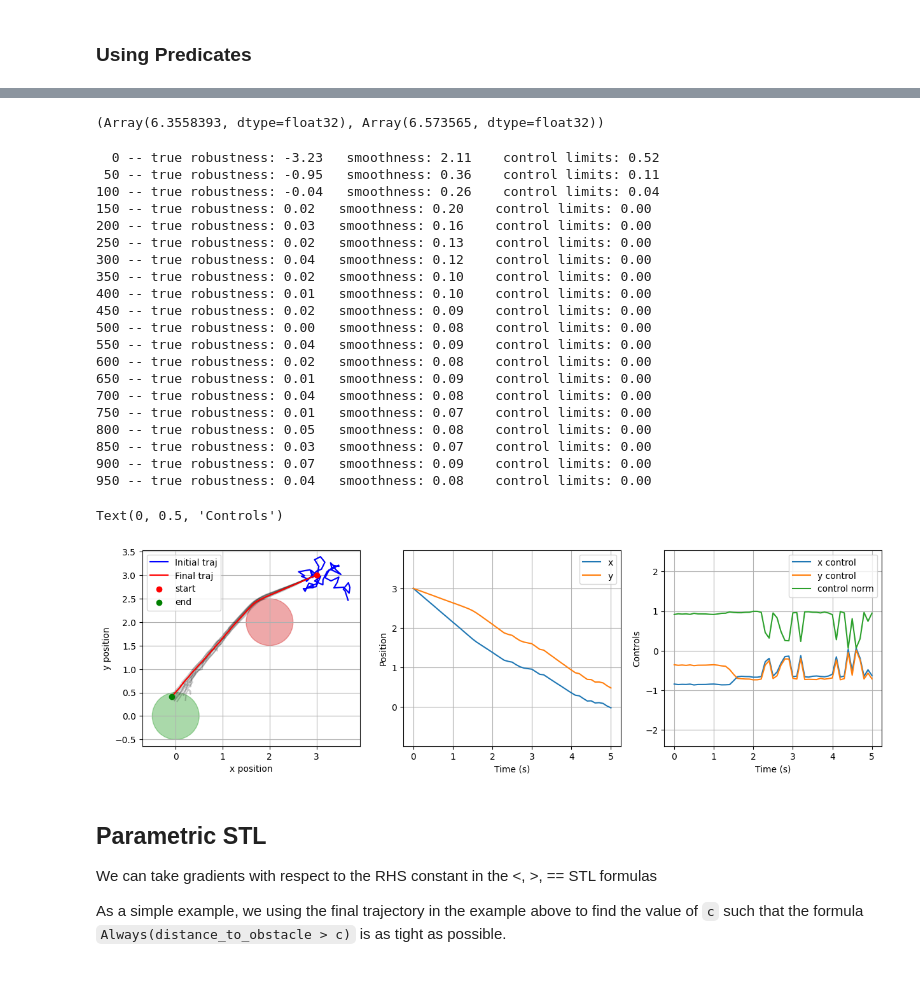
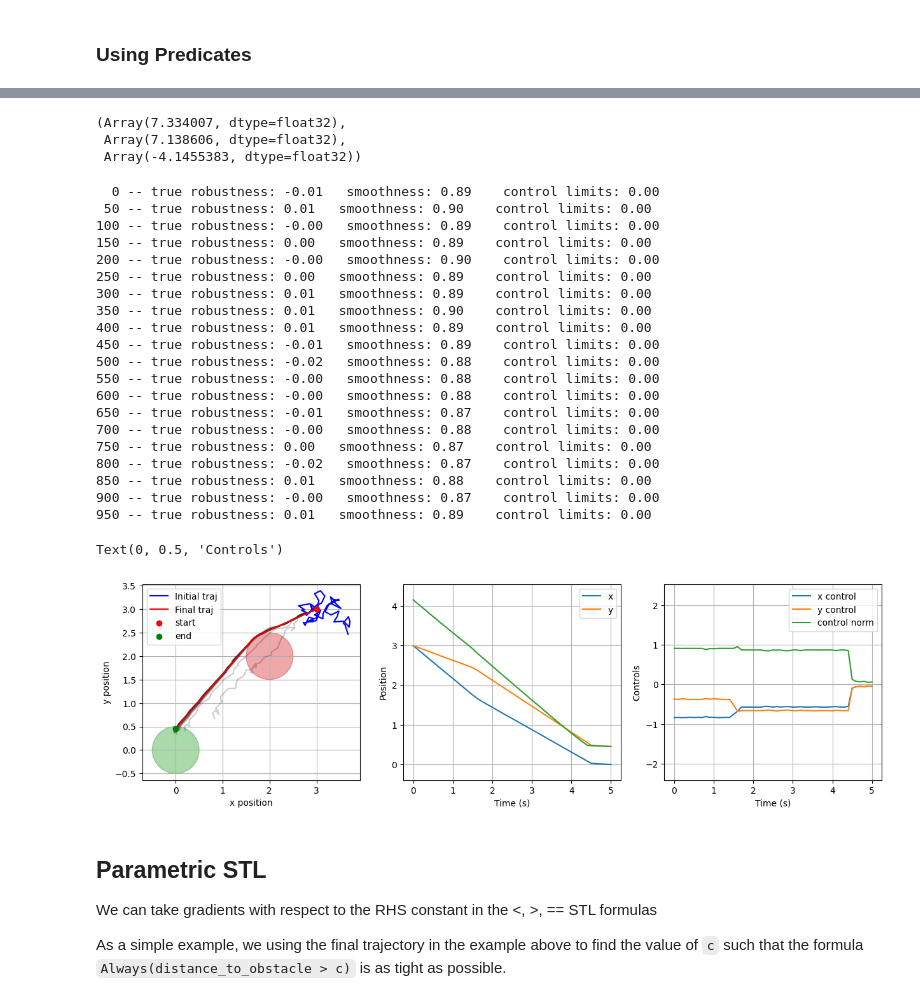
Before and after one commit to UW-CTRL/stljax, a Jupyter notebook: demo.ipynb, the cells around one changed output, grey strips where cells are left out. Saved outputs shown, nothing was run; the diff lists cells and outputs as text; code cells hidden in the pictures.

```diff
--- a/demo.ipynb
+++ b/demo.ipynb
@@ -457,9 +454,10 @@ def compute_distance_to_origin(states):
 
 distance_to_origin = Predicate("magnitude", compute_distance_to_origin)
 distance_to_obstacle = Predicate("distance_to_obs", lambda x: compute_distance_to_point(x, obstacle_center))
-reach = Eventually(distance_to_origin < 0.5)
+reach = Eventually(distance_to_origin < 0.2)
 avoid = Always(distance_to_obstacle > 0.5)
 formula = reach & avoid
+formula = Until(distance_to_obstacle > 0.5, Always(distance_to_origin < 0.5), interval=[40,45])
 
 make_stl_graph(formula)
 # %% [output]
@@ -471,7 +469,7 @@ def loss(controls, state0, umax, dt, coeffs=[1., 0.1, 5.], approx_method="true",
     traj = simulate_dynamics(controls, state0, dt)
     # loss functions
     loss_robustness = jax.nn.relu(-formula.robustness(traj,approx_method=approx_method, temperature=temperature))
-    loss_control_smoothness = (jnp.diff(controls, axis=1)**2).sum(-1).mean()  # make controls smoother
+    loss_control_smoothness = jnp.abs(jnp.diff(controls, axis=1)).sum(-1).mean()  + (controls**2).sum(-1).mean() # make controls smoother
     loss_control_limits = jax.nn.relu(jnp.linalg.norm(controls, axis=-1) - umax).mean()   # penalize control limit violation
     return coeffs[0] * loss_robustness + coeffs[1] * loss_control_smoothness + coeffs[2] * loss_control_limits
 
@@ -488,19 +486,22 @@ def temperature_schedule(i, i_max, start_temp, end_temp, scale=5):
     return jax.nn.sigmoid((i_ - center) / scale) * (end_temp - start_temp) + start_temp
 
 # compare true value with max/min approximation
-loss(controls, state0, umax, dt), loss(controls, state0, umax, dt, approx_method="softmax", temperature=5)
+loss(controls, state0, umax, dt), loss(controls, state0, umax, dt, approx_method="softmax", temperature=5), true_robustness(controls, state0, dt)
 # %% [output]
-(Array(6.3558393, dtype=float32), Array(6.573565, dtype=float32))
+(Array(7.334007, dtype=float32),
+ Array(7.138606, dtype=float32),
+ Array(-4.1455383, dtype=float32))
 # %%
 states_ = [simulate_dynamics(controls, state0, dt)]
-lr = 0.5 # learning rate
+lr = 1E-1 # learning rate
 approx_method = "logsumexp"
 n_steps = 1000   # number of gradient steps
 n_steps_extra = 10
-coeffs = [1., 0.1, 5.]
+coeffs = [1., 0.5, 5.]
 
 # jit the gradient function to speed things up (by A LOT).
 grad_jit = jax.jit(jax.grad(loss, 0), static_argnames="approx_method")
+grad_jit(controls, state0, umax, dt, coeffs, approx_method, 0.2)
 # temperature schedule parameters
 start_temp = 50
 end_temp = 500
@@ -515,26 +516,26 @@ for i in range(n_steps):
     if (i % 50) == 0:
         print("%3i -- true robustness: %.2f   smoothness: %.2f    control limits: %.2f"%(i, true_robustness(controls, state0, dt), loss(controls, state0, umax, dt, coeffs=[0., 1., 0.]), loss(controls, state0, umax, dt, coeffs=[0., 0., 1.])))
 # %% [output]
-  0 -- true robustness: -3.23   smoothness: 2.11    control limits: 0.52
- 50 -- true robustness: -0.95   smoothness: 0.36    control limits: 0.11
-100 -- true robustness: -0.04   smoothness: 0.26    control limits: 0.04
-150 -- true robustness: 0.02   smoothness: 0.20    control limits: 0.00
-200 -- true robustness: 0.03   smoothness: 0.16    control limits: 0.00
-250 -- true robustness: 0.02   smoothness: 0.13    control limits: 0.00
-300 -- true robustness: 0.04   smoothness: 0.12    control limits: 0.00
-350 -- true robustness: 0.02   smoothness: 0.10    control limits: 0.00
-400 -- true robustness: 0.01   smoothness: 0.10    control limits: 0.00
-450 -- true robustness: 0.02   smoothness: 0.09    control limits: 0.00
-500 -- true robustness: 0.00   smoothness: 0.08    control limits: 0.00
-550 -- true robustness: 0.04   smoothness: 0.09    control limits: 0.00
-600 -- true robustness: 0.02   smoothness: 0.08    control limits: 0.00
-650 -- true robustness: 0.01   smoothness: 0.09    control limits: 0.00
-700 -- true robustness: 0.04   smoothness: 0.08    control limits: 0.00
-750 -- true robustness: 0.01   smoothness: 0.07    control limits: 0.00
-800 -- true robustness: 0.05   smoothness: 0.08    control limits: 0.00
-850 -- true robustness: 0.03   smoothness: 0.07    control limits: 0.00
-900 -- true robustness: 0.07   smoothness: 0.09    control limits: 0.00
-950 -- true robustness: 0.04   smoothness: 0.08    control limits: 0.00
+  0 -- true robustness: -0.01   smoothness: 0.89    control limits: 0.00
+ 50 -- true robustness: 0.01   smoothness: 0.90    control limits: 0.00
+100 -- true robustness: -0.00   smoothness: 0.89    control limits: 0.00
+150 -- true robustness: 0.00   smoothness: 0.89    control limits: 0.00
+200 -- true robustness: -0.00   smoothness: 0.90    control limits: 0.00
+250 -- true robustness: 0.00   smoothness: 0.89    control limits: 0.00
+300 -- true robustness: 0.01   smoothness: 0.89    control limits: 0.00
+350 -- true robustness: 0.01   smoothness: 0.90    control limits: 0.00
+400 -- true robustness: 0.01   smoothness: 0.89    control limits: 0.00
+450 -- true robustness: -0.01   smoothness: 0.89    control limits: 0.00
+500 -- true robustness: -0.02   smoothness: 0.88    control limits: 0.00
+550 -- true robustness: -0.00   smoothness: 0.88    control limits: 0.00
+600 -- true robustness: -0.00   smoothness: 0.88    control limits: 0.00
+650 -- true robustness: -0.01   smoothness: 0.87    control limits: 0.00
+700 -- true robustness: -0.00   smoothness: 0.88    control limits: 0.00
+750 -- true robustness: 0.00   smoothness: 0.87    control limits: 0.00
+800 -- true robustness: -0.02   smoothness: 0.87    control limits: 0.00
+850 -- true robustness: 0.01   smoothness: 0.88    control limits: 0.00
+900 -- true robustness: -0.00   smoothness: 0.87    control limits: 0.00
+950 -- true robustness: 0.01   smoothness: 0.89    control limits: 0.00
 # %%
 fig, axs = plt.subplots(1,3, figsize=(15,4)) # note we must use plt.subplots, not plt.subplot
 
@@ -555,34 +556,35 @@ ax.scatter(states_[-1][-1,:1], states_[-1][-1,1:], zorder=10, label="end", color
 
 ax.set_xlabel("x position")
 ax.set_ylabel("y position")
 ax.grid()
 ax.legend()
 ax.axis("equal")
 
 # plot x, y
 ax = axs[1]
 ax.plot(ts, states_[-1][:-1,:1], label="x")
 ax.plot(ts, states_[-1][:-1,1:], label="y")
+ax.plot(ts, distance_to_origin.predicate_function(states_[-1][1:]).squeeze())
 ax.grid()
 ax.axis("equal")
 ax.legend()
 ax.set_xlabel("Time (s)")
 ax.set_ylabel("Position")
 
 
 # plot control signal
 ax = axs[2]
 ax.plot(ts, controls[:,:1], label="x control")
 ax.plot(ts, controls[:,1:], label="y control")
 ax.plot(ts, jnp.linalg.norm(controls, axis=-1).squeeze(), label="control norm")
 ax.grid()
 ax.axis("equal")
 ax.legend()
 ax.set_xlabel("Time (s)")
 ax.set_ylabel("Controls")
 # %% [output]
 Text(0, 0.5, 'Controls')
-[figure, old version]
+[figure, new version]
 # %% [markdown]
 ## Parametric STL
 We can take gradients with respect to the RHS constant in the <, >, == STL formulas
```
Also changed, not shown: parts of 5 cells of this notebook.
